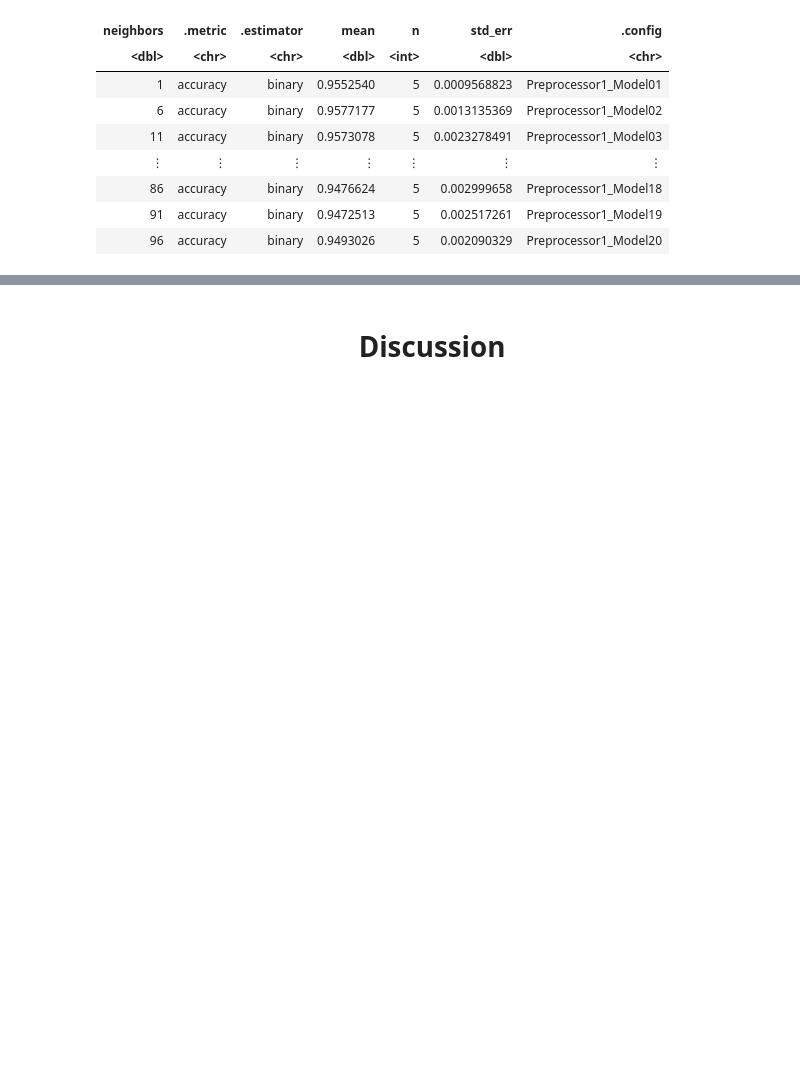
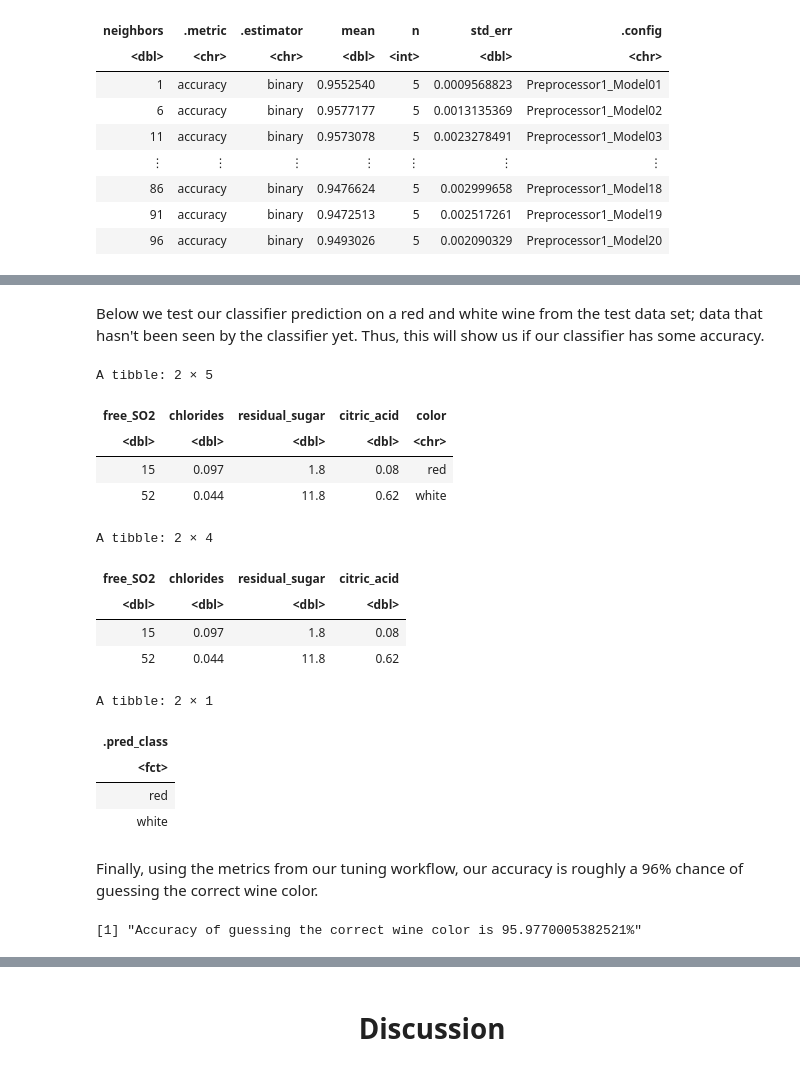
Before and after one commit to zaladmander/DSCI100-Group-Project, a Jupyter notebook: dsci100finalproject.ipynb, the cells around one changed output, grey strips where cells are left out. Cells and saved outputs as stored; diff of their text form; code cells hidden in the pictures; blank space fills up the shorter version.

```diff
--- a/dsci100finalproject.ipynb
+++ b/dsci100finalproject.ipynb
@@ -275,0 +293,41 @@ highlighting which wine color categories are more challenging for the model to p
+# %% [markdown]
+Below we test our classifier prediction on a red and white wine from the test data set; data that hasn't been seen by the classifier yet. Thus, this will show us if our classifier has some accuracy.
+# %%
+# 2 red and white wines from test data
+slice(wine_test, 1, 420)
+
+# remove the color column to test
+new_observation <- slice(wine_test, 1, 420) |>
+    select(free_SO2:citric_acid)
+new_observation
+
+prediction <- predict(wine_fit_2, new_observation)
+prediction
+# %% [output]
+A tibble: 2 × 5
+| free_SO2 | chlorides | residual_sugar | citric_acid | color |
+| <dbl> | <dbl> | <dbl> | <dbl> | <chr> |
+| 15 | 0.097 | 1.8 | 0.08 | red |
+| 52 | 0.044 | 11.8 | 0.62 | white |
+A tibble: 2 × 4
+| free_SO2 | chlorides | residual_sugar | citric_acid |
+| <dbl> | <dbl> | <dbl> | <dbl> |
+| 15 | 0.097 | 1.8 | 0.08 |
+| 52 | 0.044 | 11.8 | 0.62 |
+A tibble: 2 × 1
+| .pred_class |
+| <fct> |
+| red |
+| white |
+# %% [markdown]
+Finally, using the metrics from our tuning workflow, our accuracy is roughly a 96% chance of guessing the correct wine color.
+# %%
+# our percent accuracy of guessing the correct wine color
+wine_accuracy <- accuracies |>
+    filter(neighbors == best_k) |>
+    select(mean) |>
+    pull(mean)
+
+print(paste0("Accuracy of guessing the correct wine color is ", wine_accuracy*100, "%"))
+# %% [output]
+[1] "Accuracy of guessing the correct wine color is 95.9770005382521%"
```
Also changed, not shown: parts of 9 cells of this notebook.
